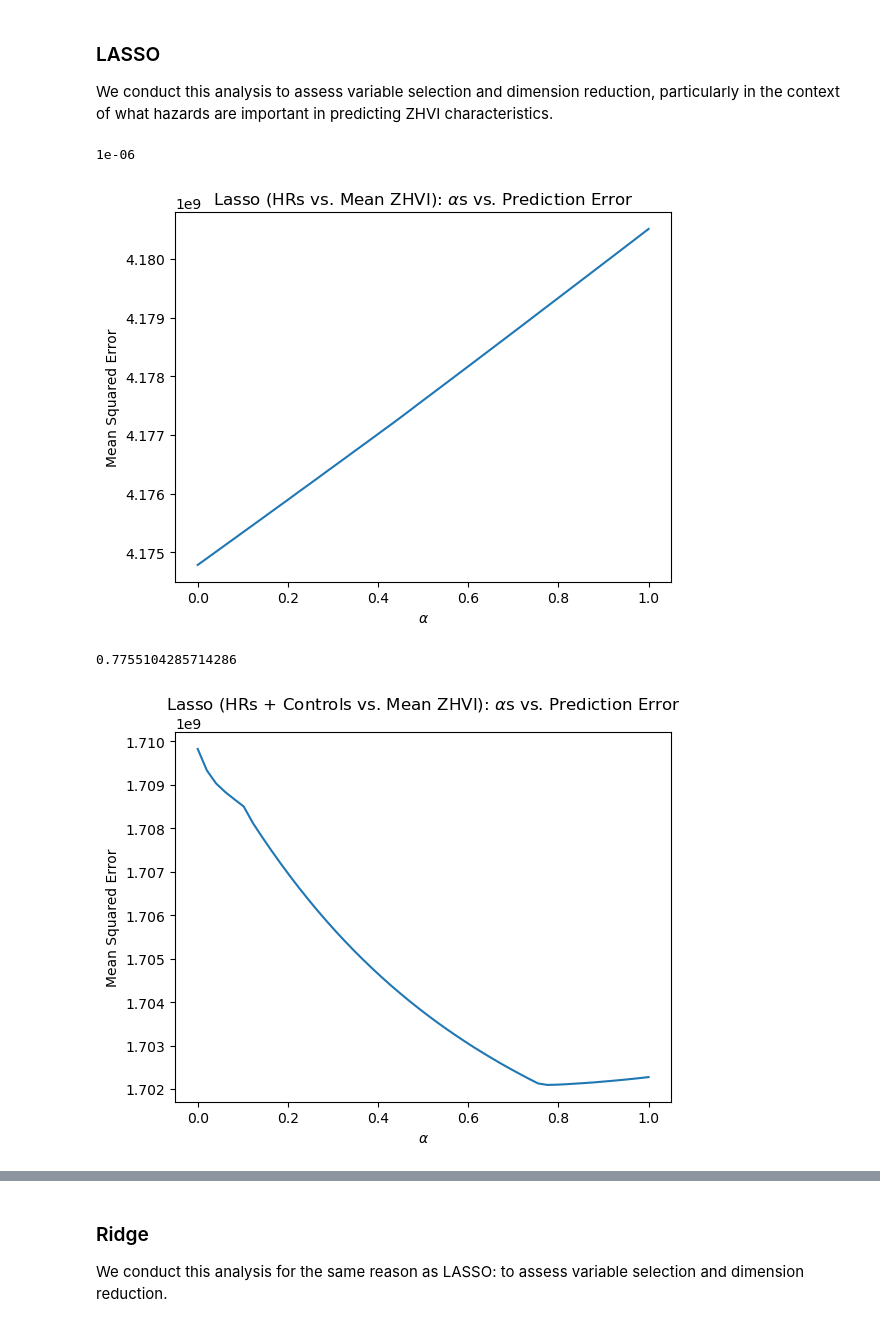
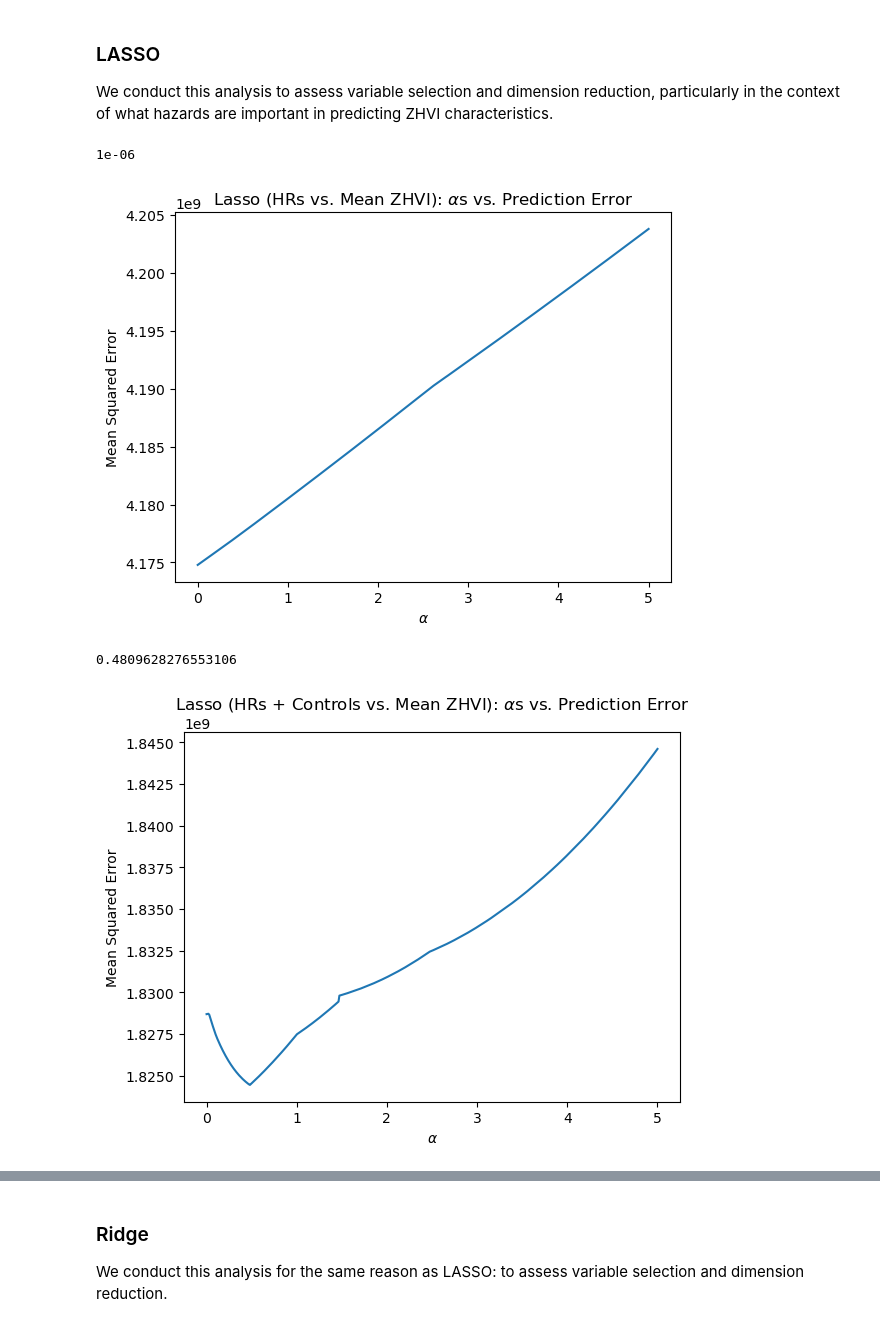
Before and after one commit to toogiii/ClimateAndHousing, a Jupyter notebook: Code/ClimateAndHousing.ipynb, the cells around one changed output, grey strips where cells are left out. Cells and saved outputs as stored; diff of their text form; code cells hidden in the pictures.

Commit message:
Adjusted regressions + controls
Removed pre-2000 controls: lack of relevance
Adjusted regressions to consider more alphas and include a constant term

```diff
--- a/Code/ClimateAndHousing.ipynb
+++ b/Code/ClimateAndHousing.ipynb
@@ -82,6 +69,8 @@ all_data = clim_hous_data.merge(oi_covars, on=["state_fips", "county_fips"], val
 all_data.to_csv(path + "Data\\all_data.csv", index=False)
 # %%
 # Specify columns to keep: hazard scores, controls, and house value
+
+# The technical report for variables from the NRI project can be found linked in the next cell.
 hazard_vars = [
     "Avalanche", "Coastal Flooding", "Cold Wave", "Drought", "Earthquake",
     "Hail", "Heat Wave", "Hurricane", "Ice Storm", "Landslide", "Lightning",
@@ -90,14 +79,17 @@ hazard_vars = [
 hazard_vars = [hazard + " - Hazard Type Risk Index Score" for hazard in hazard_vars]
 hazard_vars.append("National Risk Index - Score - Composite")
 
+# Information on the Zillow data can be found here: https://www.zillow.com/research/data/
 housing_vars = [col for col in all_data.columns if is_date(col) and "202" not in col]
 housing_vars.sort()
 
+# Information on the variables from the Opportunity Atlas project can be found here:
+#   https://opportunityinsights.org/wp-content/uploads/2019/07/Codebook-for-Table-10.pdf
 control_vars = [
     "Population (2020)", "Building Value ($)", "Agriculture Value ($)", "Area (sq mi)", "job_density_2013",
     "ann_avg_job_growth_2004_2013", "ln_wage_growth_hs_grad", "emp2000", "foreign_share2010",
-    "mean_commutetime2000", "frac_coll_plus2000", "frac_coll_plus2010", "hhinc_mean2000",
-    "med_hhinc1990", "med_hhinc2016", "poor_share1990", "poor_share2000", "poor_share2010",
+    "mean_commutetime2000", "frac_coll_plus2000", "frac_coll_plus2010",
+    "hhinc_mean2000",  "med_hhinc2016", "poor_share2000", "poor_share2010",
     "share_white2000", "share_black2000", "share_hisp2000", "share_asian2000",
     "share_white2010", "share_black2010", "share_hisp2010", "share_asian2010"
     ]
@@ -394,7 +378,7 @@ min_MSE = 0
 counter = 0
 
 # Define alphas and models
-alphas = np.linspace(1e-6, 1, num=50)
+alphas = np.linspace(1e-6, 5, num=500)
 lasso_models = [make_pipeline(StandardScaler(with_mean=False),
                              Lasso(alpha=alpha * np.sqrt(X_train.shape[0]), max_iter=10000)) for alpha in alphas]
 
@@ -427,7 +411,7 @@ plt.savefig(path + '\\Figures\\LASSO\\alphaMeanZHVILASSO.png')
 plt.show()
 # %% [output]
 1e-06
-[figure, old version]
+[figure, new version]
 # %%
 # Conduct LASSO Regression on mean ZHVI (with controls)
 
@@ -447,40 +431,39 @@ min_MSE = 0
 counter = 0
 
 # Define alphas and models
-alphas = np.linspace(1e-6, 1, num=50)
 lasso_models = [make_pipeline(StandardScaler(with_mean=False),
                              Lasso(alpha=alpha * np.sqrt(X_train.shape[0]), max_iter=10000)) for alpha in alphas]
 
 # Train and test models
 for model in lasso_models:
     # Fit model, evaluate using testing data, and compute mean-squared error
     model.fit(X_train, y_train)
     y_pred = model.predict(X_test)
     MSE = mean_squared_error(y_test, y_pred)
 
     # Store prediction error
     cv_errs_lasso.append(MSE)
 
     # If we are on the first model or a model with less than minimum prediction error
     #   update new minimum, optimized alpha, and associated coefficients
     if counter == 0 or MSE < min_MSE:
         min_MSE = MSE
         opt_alpha_lasso_mean_X = alphas[counter]
         opt_coefs_lasso_mean_X = model['lasso'].coef_
     counter += 1
 
 print(opt_alpha_lasso_mean_X)
 
 # Plot alphas against prediction errors and label
 plt.plot(alphas, cv_errs_lasso)
 plt.xlabel(r'$\alpha$')
 plt.ylabel('Mean Squared Error')
 plt.title(r'Lasso (HRs + Controls vs. Mean ZHVI): $\alpha$s vs. Prediction Error')
 plt.savefig(path + '\\Figures\\LASSO\\alphaXMeanZHVILASSO.png')
 plt.show()
 # %% [output]
-0.7755104285714286
+0.4809628276553106
-[figure, old version]
+[figure, new version]
 # %%
 # Conduct LASSO Regression on change in ZHVI (without controls)
 
```
Also changed, not shown: parts of 28 cells of this notebook, 14 other files.
